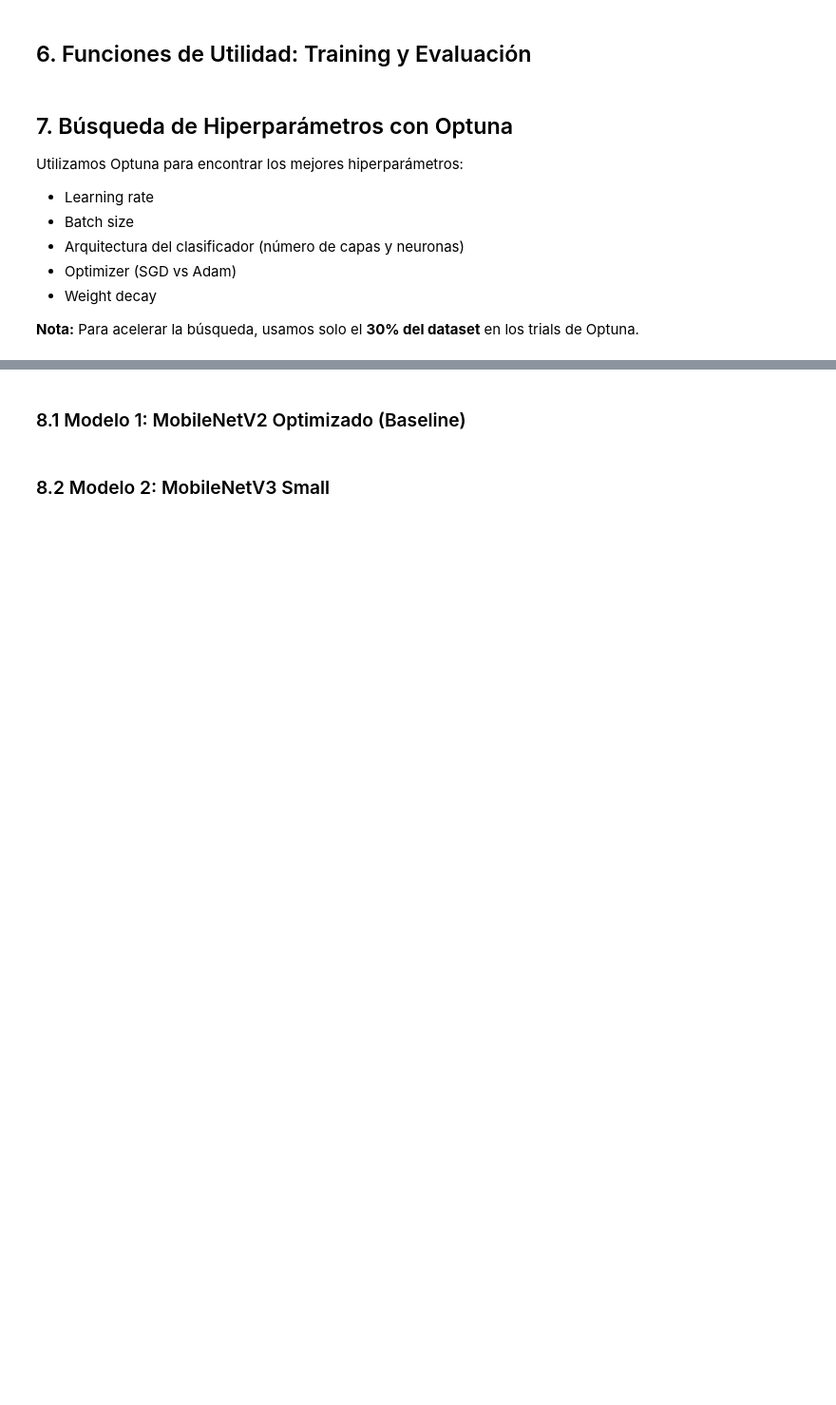
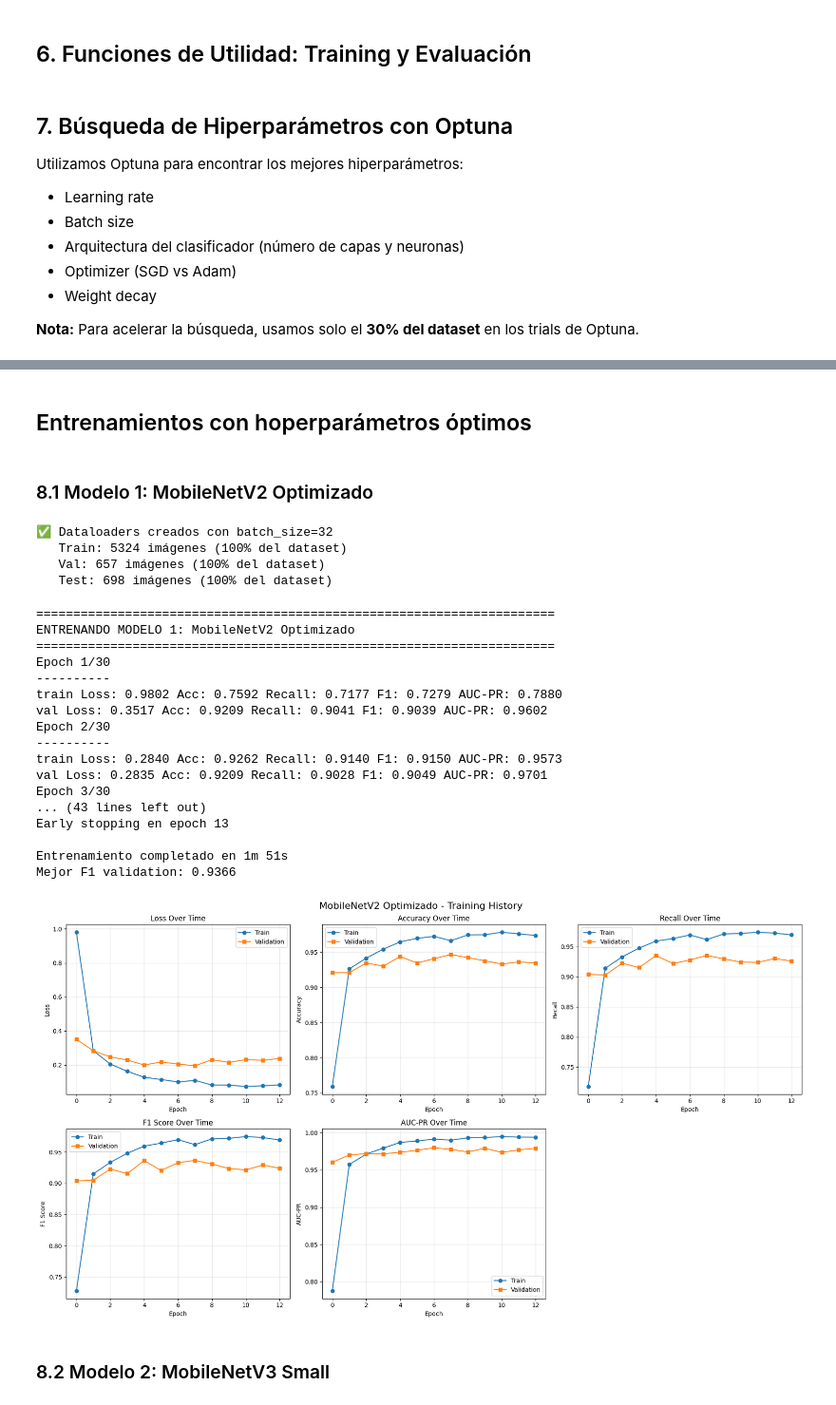
Before and after one commit to antonellagambarte/vision-por-computadoras-II, a Jupyter notebook: 01_optimized_pipeline.ipynb, the cells around one changed output, grey strips where cells are left out. Shown at 95% size. Cells and saved outputs as stored; diff of their text form; code cells hidden in the pictures; blank space fills up the shorter version.

```diff
--- a/01_optimized_pipeline.ipynb
+++ b/01_optimized_pipeline.ipynb
@@ -173,7 +170,7 @@ print("="*70)
 print("PASO 1: DETECCIÓN Y ELIMINACIÓN DE DUPLICADOS")
 print("="*70)
 
-duplicates = find_duplicate_images(data_dir, hash_size=8)
+duplicates = find_duplicate_images(data_dir)
 
 if duplicates:
     print(f"\n📊 Se encontraron {len(duplicates)} grupos de imágenes duplicadas")
@@ -1005,0 +1030,9 @@ Los hiperparámetros óptimos encontrados se generalizan bien al dataset complet
+# %%
+best_params_v2, study_v2 = run_optuna_search(
+    modelo_preentrenado = models.mobilenet_v2(weights=models.MobileNet_V2_Weights.IMAGENET1K_V1),
+    objective = objective,
+    train_dataset_optuna = train_dataset_optuna,
+    val_dataset_optuna = val_dataset_optuna,
+    subset_fraction = 0.3,
+    n_trials=5
+)
@@ -1006,8 +1048,12 @@ Los hiperparámetros óptimos encontrados se generalizan bien al dataset complet
+# %% [markdown]
+## Entrenamientos con hoperparámetros óptimos
+# %% [markdown]
+### 8.1 Modelo 1: MobileNetV2 Optimizado
 # %%
 # Crear dataloaders con el mejor batch_size encontrado por Optuna
 # IMPORTANTE: Usamos los datasets COMPLETOS (train_dataset, val_dataset, test_dataset)
 # NO los subsets del 30% que usamos para la búsqueda
-optimal_batch_size = best_params['batch_size']
+optimal_batch_size = best_params_v2['batch_size']
 
 dataloaders = {
     'train': DataLoader(train_dataset, batch_size=optimal_batch_size, shuffle=True,
@@ -1022,8 +1068,11 @@ print(f"✅ Dataloaders creados con batch_size={optimal_batch_size}")
 print(f"   Train: {len(train_dataset)} imágenes (100% del dataset)")
 print(f"   Val: {len(val_dataset)} imágenes (100% del dataset)")
 print(f"   Test: {len(test_dataset)} imágenes (100% del dataset)")
+# %% [output]
+✅ Dataloaders creados con batch_size=32
+   Train: 5324 imágenes (100% del dataset)
+   Val: 657 imágenes (100% del dataset)
+   Test: 698 imágenes (100% del dataset)
-# %% [markdown]
-### 8.1 Modelo 1: MobileNetV2 Optimizado (Baseline)
 # %%
 print("="*70)
 print("ENTRENANDO MODELO 1: MobileNetV2 Optimizado")
@@ -1031,43 +1080,63 @@ print("="*70)
 
 # Crear modelo con mejores hiperparámetros
 model_v2_opt = create_model_with_custom_classifier(
+    model=models.mobilenet_v2(weights=models.MobileNet_V2_Weights.IMAGENET1K_V1),
     num_classes=num_classes,
-    hidden_dim=best_params['hidden_dim'],
-    num_layers=best_params['num_layers'],
-    dropout=best_params['dropout']
+    hidden_dim=best_params_v2['hidden_dim'],
+    num_layers=best_params_v2['num_layers'],
+    dropout=best_params_v2['dropout']
 )
 
 # Configurar optimizer y criterion
 criterion = nn.CrossEntropyLoss()
 
-if best_params['optimizer'] == 'SGD':
+if best_params_v2['optimizer'] == 'SGD':
     optimizer_v2 = optim.SGD(
         model_v2_opt.classifier.parameters(),
-        lr=best_params['lr'],
+        lr=best_params_v2['lr'],
         momentum=0.9,
-        weight_decay=best_params['weight_decay']
+        weight_decay=best_params_v2['weight_decay']
     )
 else:
     optimizer_v2 = optim.Adam(
         model_v2_opt.classifier.parameters(),
-        lr=best_params['lr'],
-        weight_decay=best_params['weight_decay']
+        lr=best_params_v2['lr'],
+        weight_decay=best_params_v2['weight_decay']
     )
 
 # Entrenar
 num_epochs = 30
 model_v2_opt, hist_v2, time_v2 = train_model(
     model_v2_opt,
     dataloaders,
     criterion,
     optimizer_v2,
     num_epochs=num_epochs,
     patience=5,
     device=device
 )
 
 # Visualizar resultados
 plot_history(hist_v2, title="MobileNetV2 Optimizado - Training History")
+# %% [output]
+======================================================================
+ENTRENANDO MODELO 1: MobileNetV2 Optimizado
+======================================================================
+Epoch 1/30
+----------
+train Loss: 0.9802 Acc: 0.7592 Recall: 0.7177 F1: 0.7279 AUC-PR: 0.7880
+val Loss: 0.3517 Acc: 0.9209 Recall: 0.9041 F1: 0.9039 AUC-PR: 0.9602
+Epoch 2/30
+----------
+train Loss: 0.2840 Acc: 0.9262 Recall: 0.9140 F1: 0.9150 AUC-PR: 0.9573
+val Loss: 0.2835 Acc: 0.9209 Recall: 0.9028 F1: 0.9049 AUC-PR: 0.9701
+Epoch 3/30
+... (43 lines left out)
+Early stopping en epoch 13
+
+Entrenamiento completado en 1m 51s
+Mejor F1 validation: 0.9366
+[figure, added]
 # %% [markdown]
 ### 8.2 Modelo 2: MobileNetV3 Small
 # %%
```
Also changed, not shown: parts of 19 cells of this notebook.
